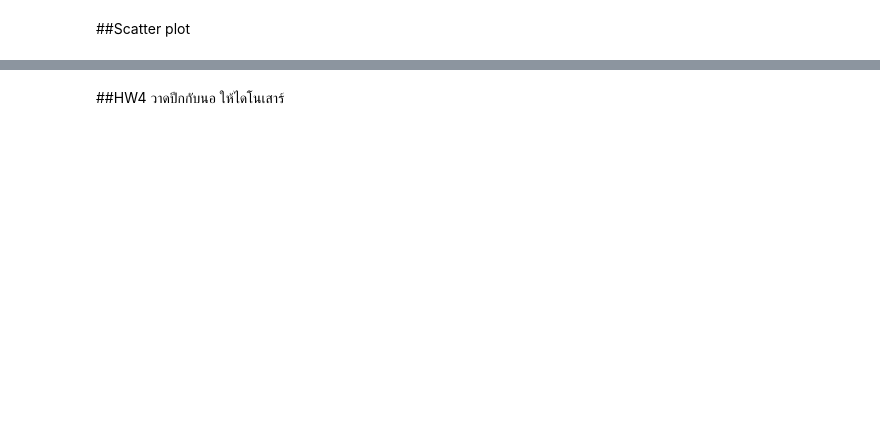
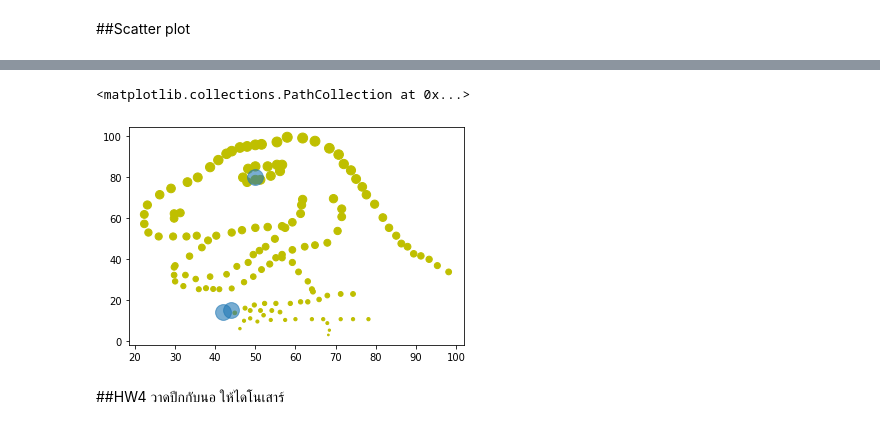
Before and after one commit to waraporn19/KKU_data_mining, a Jupyter notebook: Data102.ipynb, the cells around one changed output, grey strips where cells are left out. Drawn from its saved outputs; the diff is of its cells as text; code cells hidden in the pictures; blank space fills up the shorter version.

```diff
--- a/Data102.ipynb
+++ b/Data102.ipynb
@@ -42,2 +107,8 @@ plt.scatter(data['x'],data['y'],s=data['y'],c='r',marker ='*')
+# %%
+plt.scatter(data['x'],data['y'],s=data['y'],c='y')
+plt.scatter([44,42,50],[15,14,80],s=250,alpha=0.6)
+# %% [output]
+<matplotlib.collections.PathCollection at 0x...>
+[figure, added]
 # %% [markdown]
 ##HW4 วาดปีกกับนอ ให้ไดโนเสาร์
```
Also changed, not shown: parts of 16 cells of this notebook.
